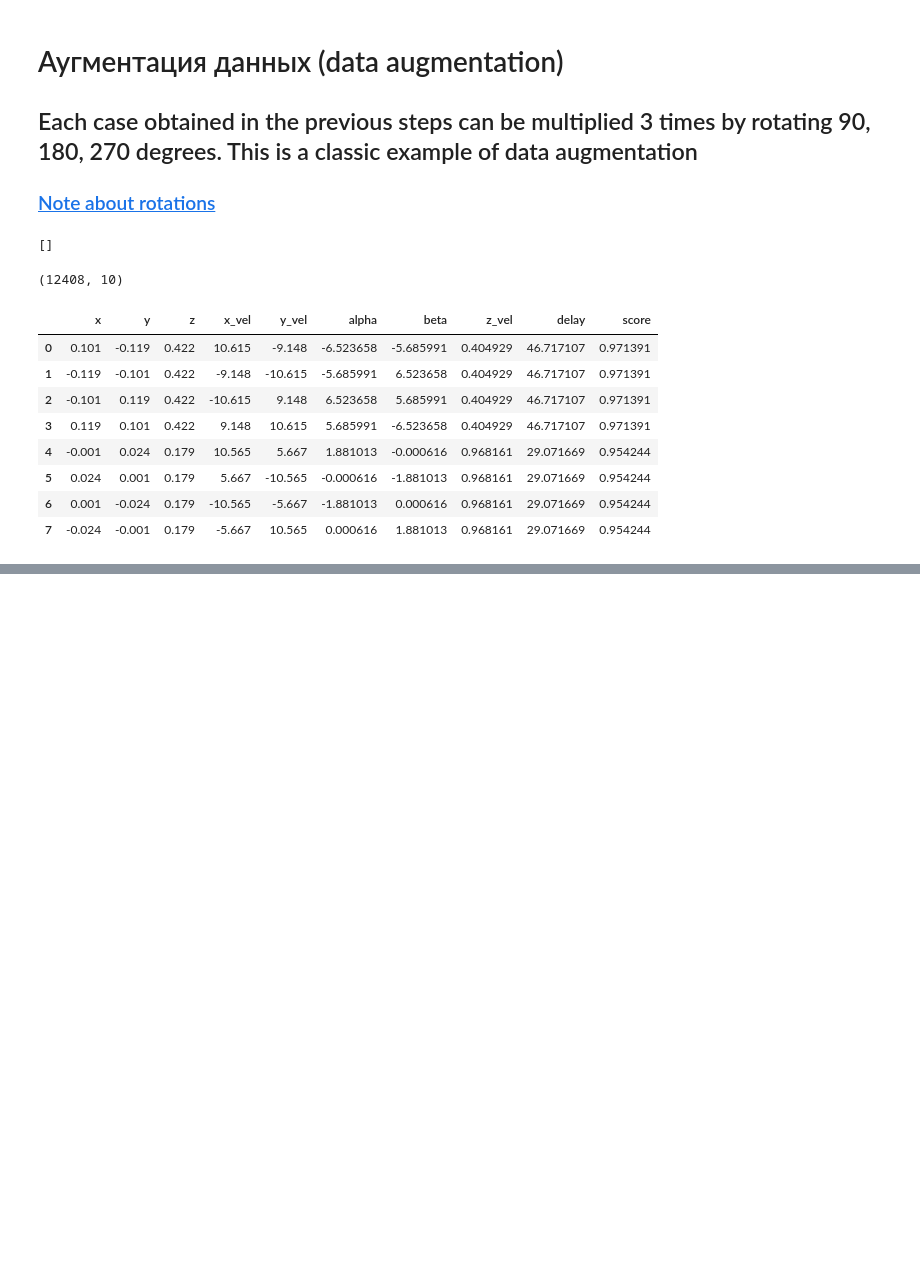
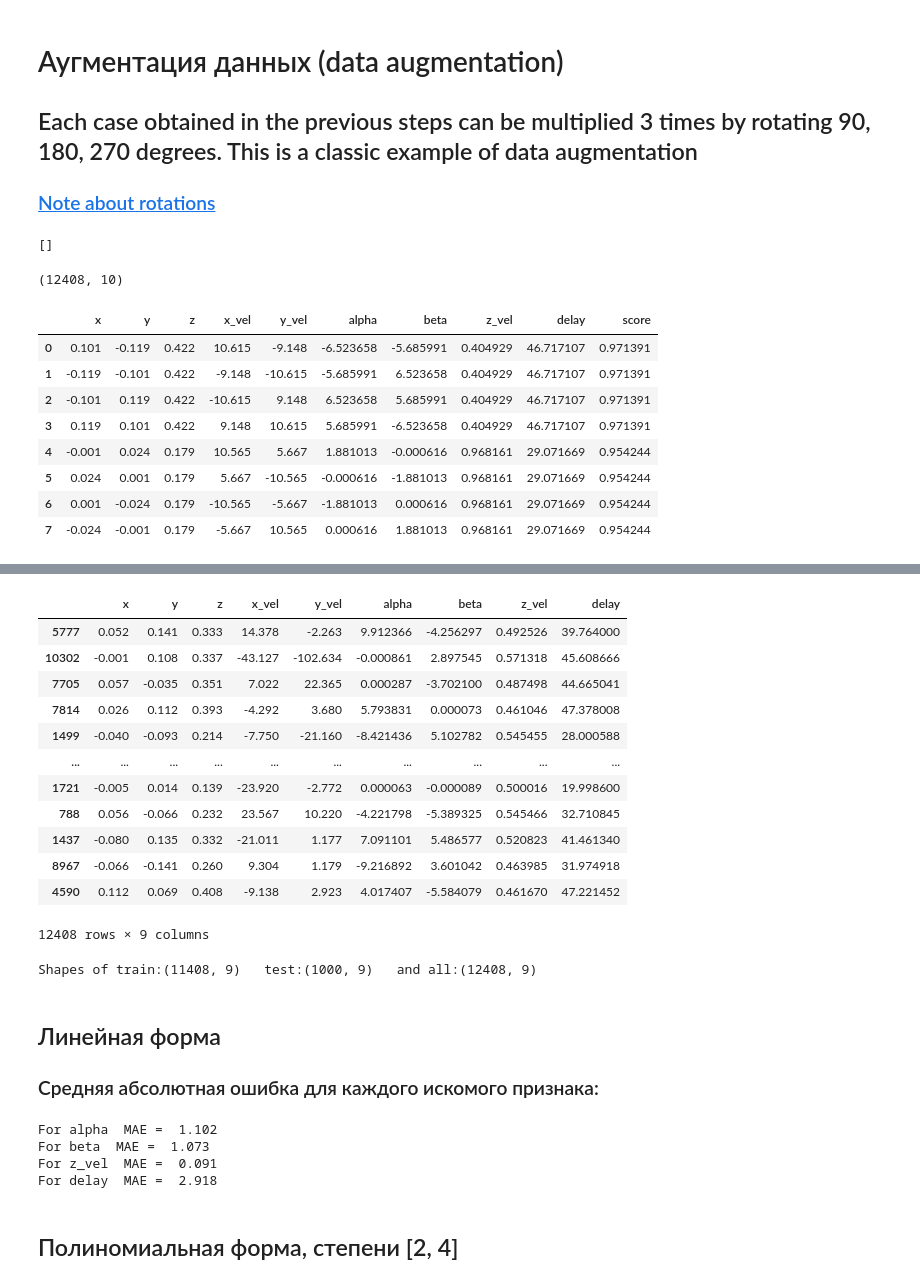
Before and after one commit to GlidingRaven/Juggler, a Jupyter notebook: data_preparation.ipynb, the cells around one changed output, grey strips where cells are left out. Drawn from its saved outputs; the diff is of its cells as text; code cells hidden in the pictures; blank space fills up the shorter version.

```diff
--- a/data_preparation.ipynb
+++ b/data_preparation.ipynb
@@ -231,3 +224,0 @@ data.head(8)
-# %%
-data = data.sample(frac=1)
-data
@@ -283,0 +228,49 @@ array([-1.23751300e+10, -2.56619776e+10, -1.18432604e+10, -3.65189325e+10,
+# %%
+data = data.drop(['score'], axis = 1).sample(frac=1)
+data
+# %% [output]
+|  | x | y | z | x_vel | y_vel | alpha | beta | z_vel | delay |
+| 5777 | 0.052 | 0.141 | 0.333 | 14.378 | -2.263 | 9.912366 | -4.256297 | 0.492526 | 39.764000 |
+| 10302 | -0.001 | 0.108 | 0.337 | -43.127 | -102.634 | -0.000861 | 2.897545 | 0.571318 | 45.608666 |
+| 7705 | 0.057 | -0.035 | 0.351 | 7.022 | 22.365 | 0.000287 | -3.702100 | 0.487498 | 44.665041 |
+| 7814 | 0.026 | 0.112 | 0.393 | -4.292 | 3.680 | 5.793831 | 0.000073 | 0.461046 | 47.378008 |
+| 1499 | -0.040 | -0.093 | 0.214 | -7.750 | -21.160 | -8.421436 | 5.102782 | 0.545455 | 28.000588 |
+| ... | ... | ... | ... | ... | ... | ... | ... | ... | ... |
+| 1721 | -0.005 | 0.014 | 0.139 | -23.920 | -2.772 | 0.000063 | -0.000089 | 0.500016 | 19.998600 |
+| 788 | 0.056 | -0.066 | 0.232 | 23.567 | 10.220 | -4.221798 | -5.389325 | 0.545466 | 32.710845 |
+| 1437 | -0.080 | 0.135 | 0.332 | -21.011 | 1.177 | 7.091101 | 5.486577 | 0.520823 | 41.461340 |
+| 8967 | -0.066 | -0.141 | 0.260 | 9.304 | 1.179 | -9.216892 | 3.601042 | 0.463985 | 31.974918 |
+| 4590 | 0.112 | 0.069 | 0.408 | -9.138 | 2.923 | 4.017407 | -5.584079 | 0.461670 | 47.221452 |
+12408 rows × 9 columns
+# %%
+full_train_data = data.iloc[:-1000, :]
+full_test_data = data.iloc[-1000:, :]
+
+targets = ['alpha', 'beta', 'z_vel', 'delay']
+print('Shapes of train:{}   test:{}   and all:{}'.format(full_train_data.shape, full_test_data.shape, data.shape))
+# %% [output]
+Shapes of train:(11408, 9)   test:(1000, 9)   and all:(12408, 9)
+# %% [markdown]
+## Линейная форма
+### Средняя абсолютная ошибка для каждого искомого признака:
+# %%
+for target in targets:
+    train_labels = full_train_data[target].values
+    train_data = full_train_data.drop(targets, axis = 1)
+    test_labels = full_test_data[target].values
+    test_data = full_test_data.drop(targets, axis = 1)
+
+    scaler = StandardScaler()
+    regressor = linear_model.SGDRegressor(random_state = 0, max_iter=5)
+
+    pipeline = Pipeline(steps = [('scaling', scaler), ('regression', regressor)])
+    pipeline.fit(train_data, train_labels)
+    mae = metrics.mean_absolute_error(test_labels, pipeline.predict(test_data))
+    print('For', target, ' MAE = ',  round(mae,3))
+# %% [output]
+For alpha  MAE =  1.102
+For beta  MAE =  1.073
+For z_vel  MAE =  0.091
+For delay  MAE =  2.918
+# %% [markdown]
+## Полиномиальная форма, степени [2, 4]
```
Also changed, not shown: parts of 27 cells of this notebook, 49 other files.
